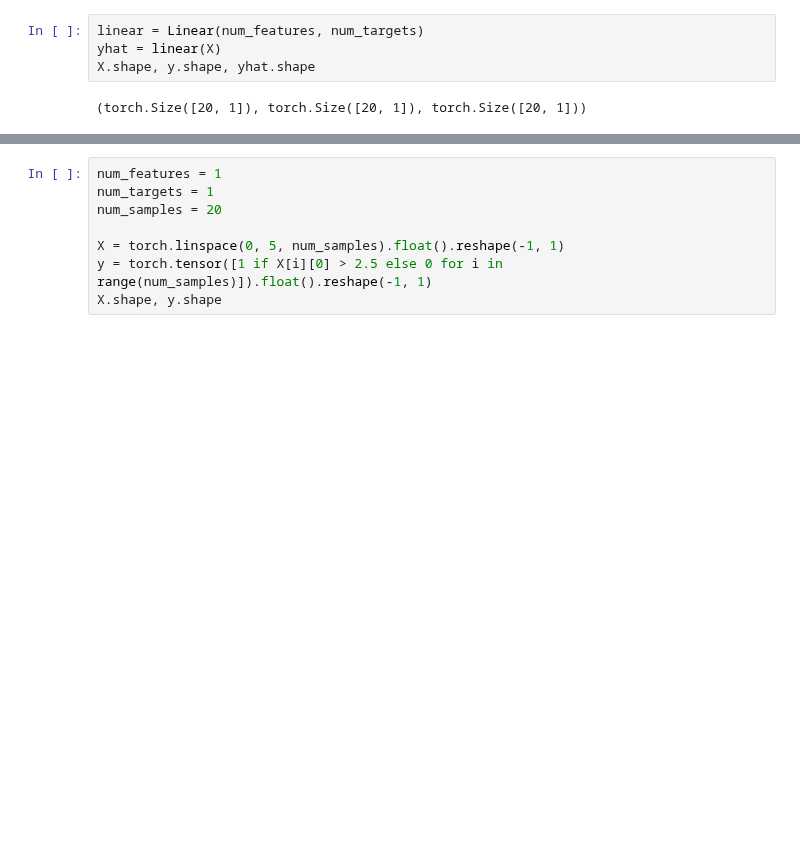
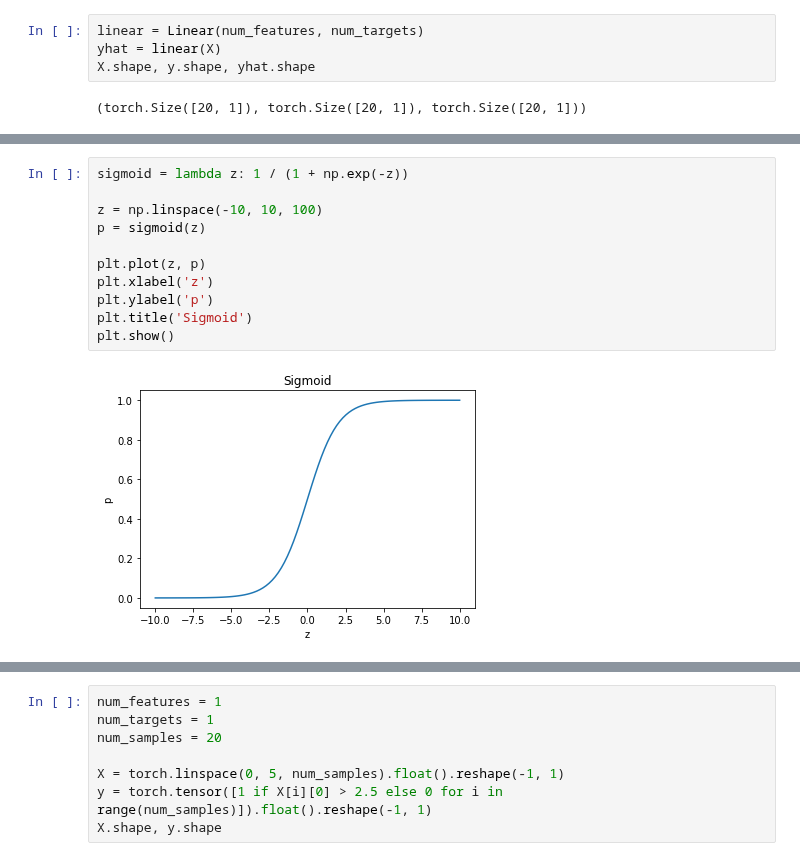
Before and after one commit to rkingery/ml_tutorials, a Jupyter notebook: notebooks/neural_nets_1.ipynb, the cells around one changed output, grey strips where cells are left out. Drawn from its saved outputs; the diff is of its cells as text; blank space fills up the shorter version.

```diff
--- a/notebooks/neural_nets_1.ipynb
+++ b/notebooks/neural_nets_1.ipynb
@@ -265 +272,14 @@ X.shape, y.shape, yhat.shape
+# %%
+sigmoid = lambda z: 1 / (1 + np.exp(-z))
+
+z = np.linspace(-10, 10, 100)
+p = sigmoid(z)
+
+plt.plot(z, p)
+plt.xlabel('z')
+plt.ylabel('p')
+plt.title('Sigmoid')
+plt.show()
+# %% [output]
+[figure, added]
 # %% [markdown]
```
Also changed, not shown: parts of 8 cells of this notebook.
